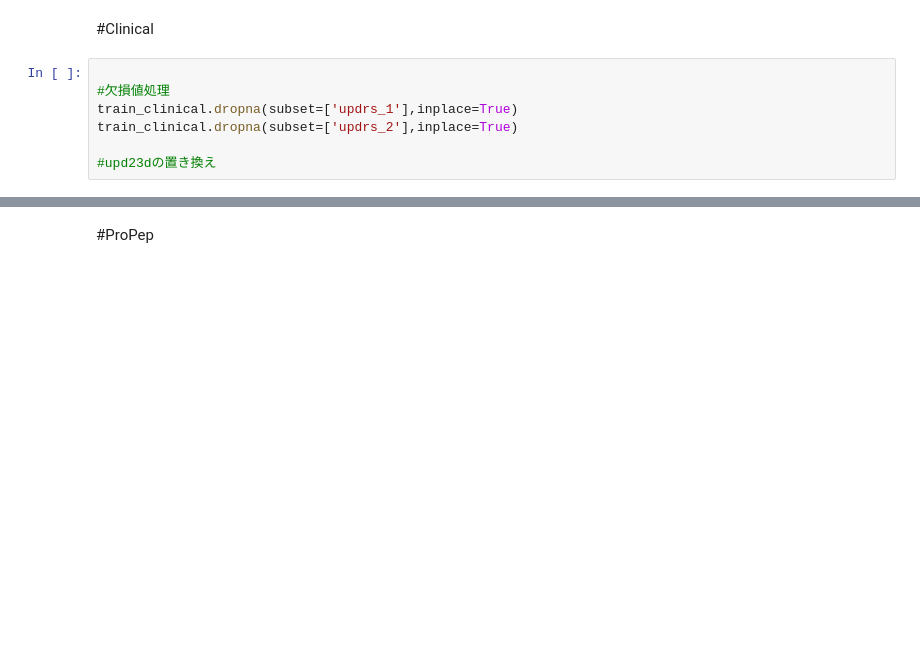
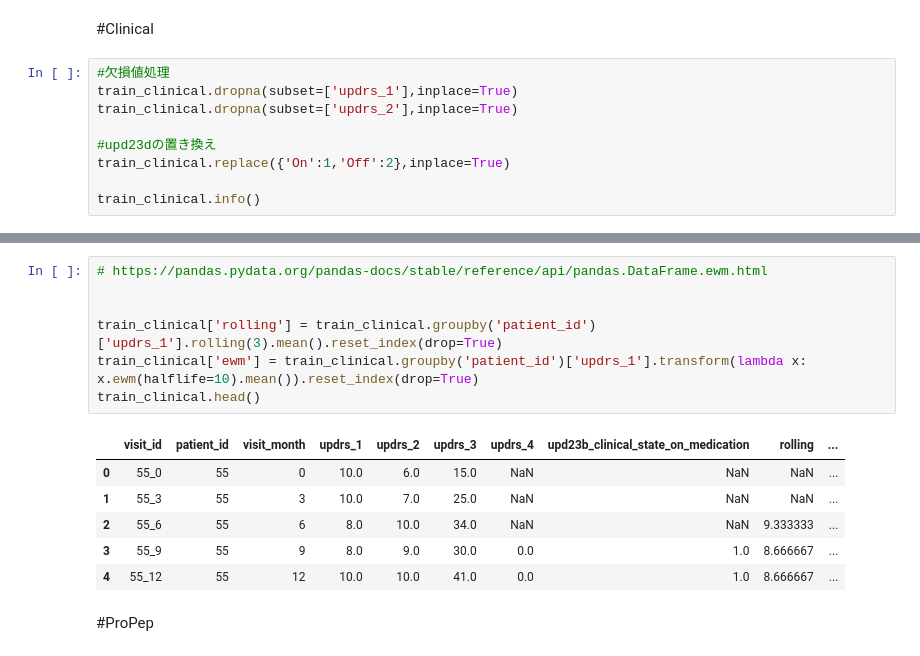
Before and after one commit to kunai-3txk/Compe_tonyobyo, a Jupyter notebook: AMP_FeatureStore.ipynb, the cells around one changed output, grey strips where cells are left out. Saved outputs shown, nothing was run; the diff lists cells and outputs as text; blank space fills up the shorter version.

```diff
--- a/AMP_FeatureStore.ipynb
+++ b/AMP_FeatureStore.ipynb
@@ -163,10 +153,12 @@ shape: (227, 4)
 # %% [markdown]
 #Clinical
 # %%
-
 #欠損値処理
 train_clinical.dropna(subset=['updrs_1'],inplace=True)
 train_clinical.dropna(subset=['updrs_2'],inplace=True)
 
 #upd23dの置き換え
+train_clinical.replace({'On':1,'Off':2},inplace=True)
+
+train_clinical.info()
 # %% [output]
@@ -182,3 +197,17 @@ dtype: bool
+# %%
+# https://pandas.pydata.org/pandas-docs/stable/reference/api/pandas.DataFrame.ewm.html
+
+
+train_clinical['rolling'] = train_clinical.groupby('patient_id')['updrs_1'].rolling(3).mean().reset_index(drop=True)
+train_clinical['ewm'] = train_clinical.groupby('patient_id')['updrs_1'].transform(lambda x: x.ewm(halflife=10).mean()).reset_index(drop=True)
+train_clinical.head()
+# %% [output]
+|  | visit_id | patient_id | visit_month | updrs_1 | updrs_2 | updrs_3 | updrs_4 | upd23b_clinical_state_on_medication | rolling | ... |
+| 0 | 55_0 | 55 | 0 | 10.0 | 6.0 | 15.0 | NaN | NaN | NaN | ... |
+| 1 | 55_3 | 55 | 3 | 10.0 | 7.0 | 25.0 | NaN | NaN | NaN | ... |
+| 2 | 55_6 | 55 | 6 | 8.0 | 10.0 | 34.0 | NaN | NaN | 9.333333 | ... |
+| 3 | 55_9 | 55 | 9 | 8.0 | 9.0 | 30.0 | 0.0 | 1.0 | 8.666667 | ... |
+| 4 | 55_12 | 55 | 12 | 10.0 | 10.0 | 41.0 | 0.0 | 1.0 | 8.666667 | ... |
 # %% [markdown]
 #ProPep
 # %%
```
Also changed, not shown: parts of 8 cells of this notebook.
